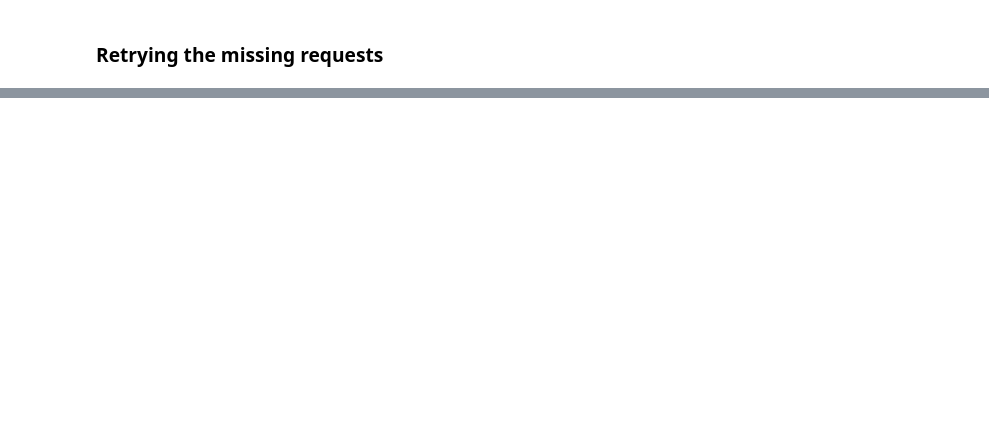
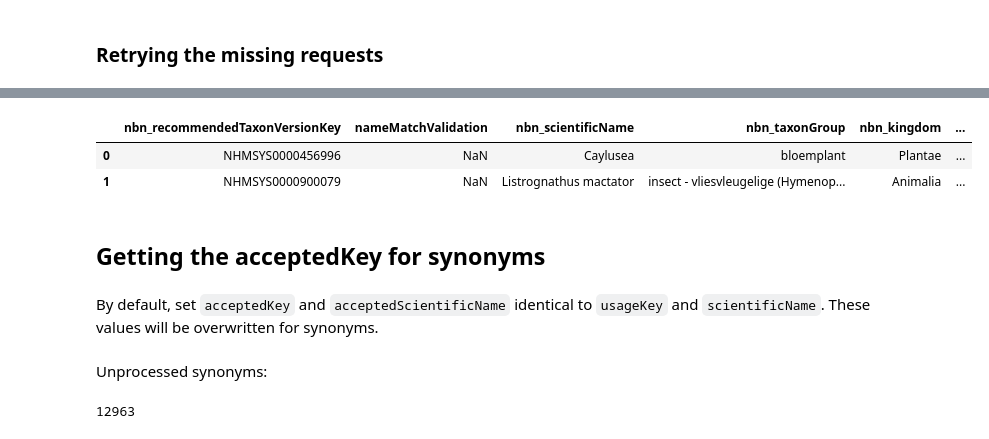
Before and after one commit to inbo/data-publication, a Jupyter notebook: datasets/name-server/notebooks/0-stijnvanhoey-gbif-name-matching.ipynb, the cells around one changed output, grey strips where cells are left out. Saved outputs shown, nothing was run; the diff lists cells and outputs as text; code cells hidden in the pictures; blank space fills up the shorter version.

```diff
--- a/datasets/name-server/notebooks/0-stijnvanhoey-gbif-name-matching.ipynb
+++ b/datasets/name-server/notebooks/0-stijnvanhoey-gbif-name-matching.ipynb
@@ -560,0 +357,36 @@ recorder_matched_verified.to_csv('../data/processed/recorder_sql_unique_names_ma
+# %%
+recorder_names_merge.rename(columns=rename_columns, inplace=True)
+# %%
+recorder_names_merge['nameMatchValidation'] = np.nan
+recorder_names_merge['gbifapi_acceptedKey'] = np.nan
+recorder_names_merge['gbifapi_acceptedScientificName'] = np.nan
+# %%
+reorder_columns = [
+    'nbn_recommendedTaxonVersionKey',
+    'nameMatchValidation',
+    'nbn_scientificName',
+    'nbn_taxonGroup',
+    'nbn_kingdom',
+    'gbifapi_kingdom',
+    'gbifapi_usageKey',
+    'gbifapi_scientificName',
+    'gbifapi_canonicalName',
+    'gbifapi_status',
+    'gbifapi_rank',
+    'gbifapi_matchType',
+    'gbifapi_note',
+    'gbifapi_acceptedKey',
+    'gbifapi_acceptedScientificName',
+]
+# %%
+recorder_names_merge = recorder_names_merge[reorder_columns].copy()
+# %%
+recorder_names_merge.head(2)
+# %% [output]
+|  | nbn_recommendedTaxonVersionKey | nameMatchValidation | nbn_scientificName | nbn_taxonGroup | nbn_kingdom | ... |
+| 0 | NHMSYS0000456996 | NaN | Caylusea | bloemplant | Plantae | ... |
+| 1 | NHMSYS0000900079 | NaN | Listrognathus mactator | insect - vliesvleugelige (Hymenop... | Animalia | ... |
+# %% [markdown]
+## Getting the acceptedKey for synonyms
+# %% [markdown]
+By default, set `acceptedKey` and `acceptedScientificName` identical to `usageKey` and `scientificName`. These values will be overwritten for synonyms.
@@ -560,0 +396,6 @@ recorder_matched_verified.to_csv('../data/processed/recorder_sql_unique_names_ma
+# %% [markdown]
+Unprocessed synonyms:
+# %%
+len(recorder_names_merge[(recorder_names_merge['gbifapi_status'] == 'SYNONYM') & (recorder_names_merge['gbifapi_acceptedKey'] == recorder_names_merge['gbifapi_usageKey'])])
+# %% [output]
+12963
```
Also changed, not shown: parts of 127 cells of this notebook, 9 other files.
